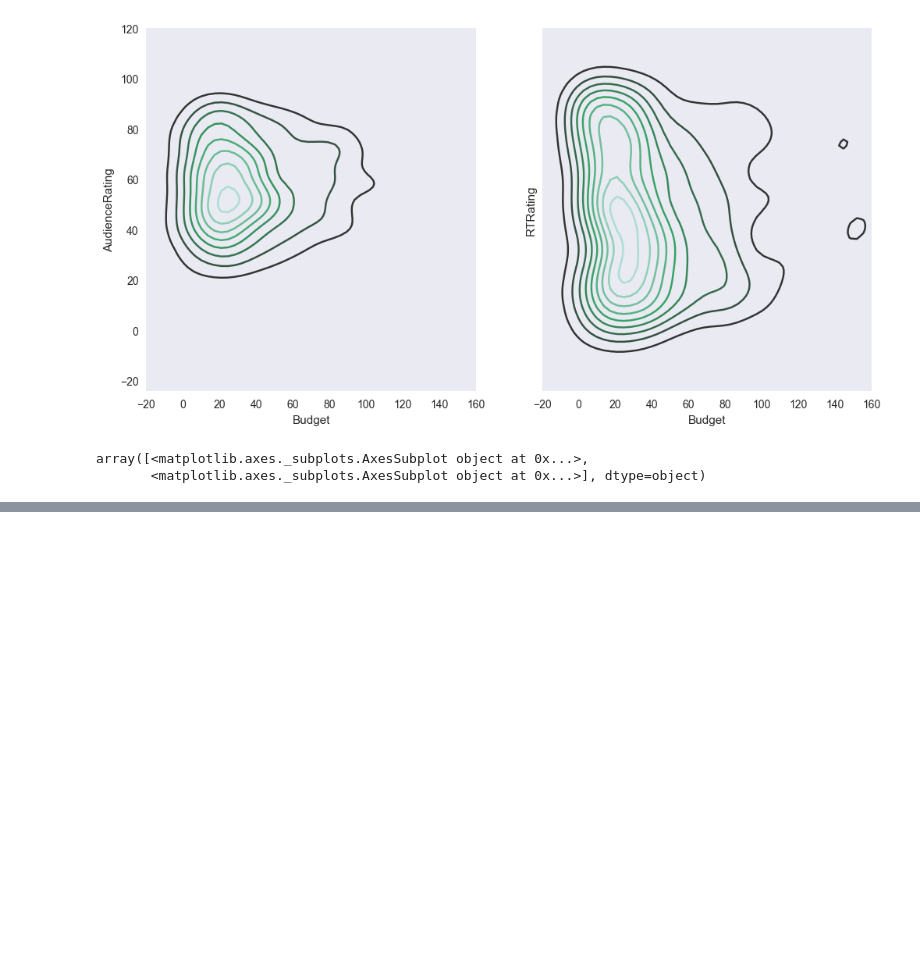
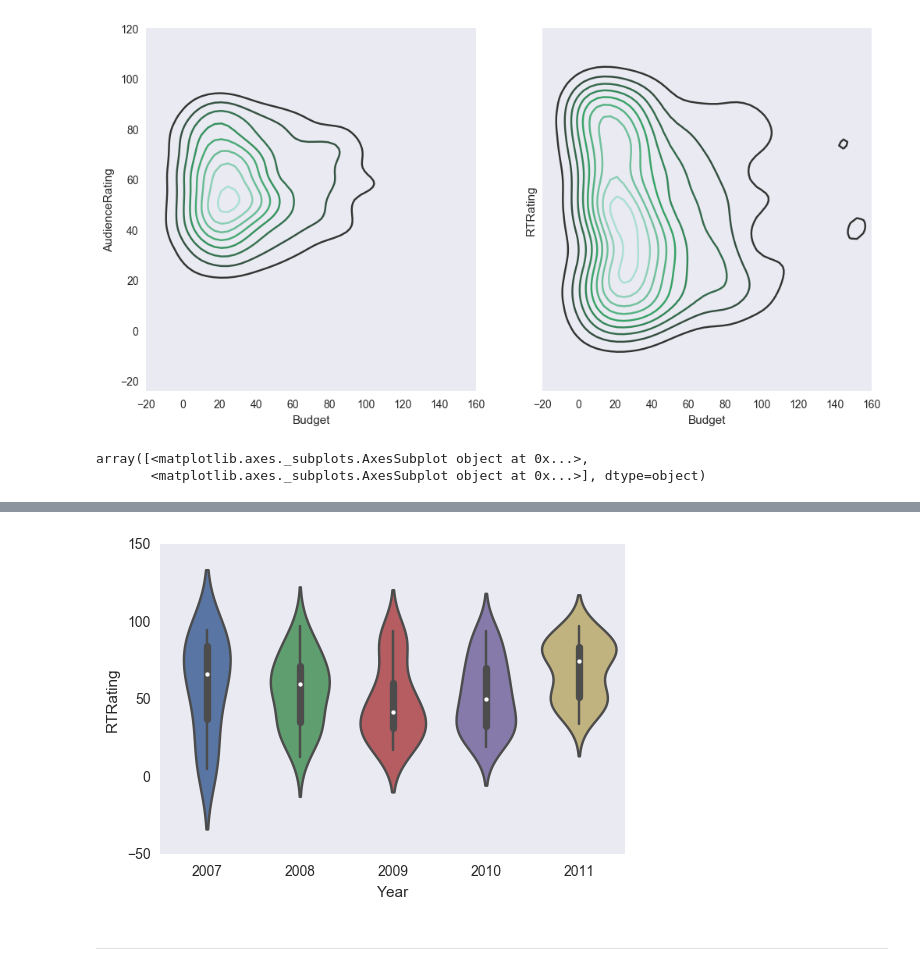
Before and after one commit to epireve/nb-projects, a Jupyter notebook: Movie Ratings Analytics.ipynb, the cells around one changed output, grey strips where cells are left out. Saved outputs shown, nothing was run; the diff lists cells and outputs as text; code cells hidden in the pictures; blank space fills up the shorter version.

```diff
--- a/Movie Ratings Analytics.ipynb
+++ b/Movie Ratings Analytics.ipynb
@@ -366,0 +383,6 @@ array([<matplotlib.axes._subplots.AxesSubplot object at 0x...>,
+# %%
+wb = sns.violinplot(data=movies[movies.Genre=='Drama'], x='Year', y='RTRating')
+# %% [output]
+[figure, added]
+# %% [markdown]
+---
```
Also changed, not shown: parts of 5 cells of this notebook.
